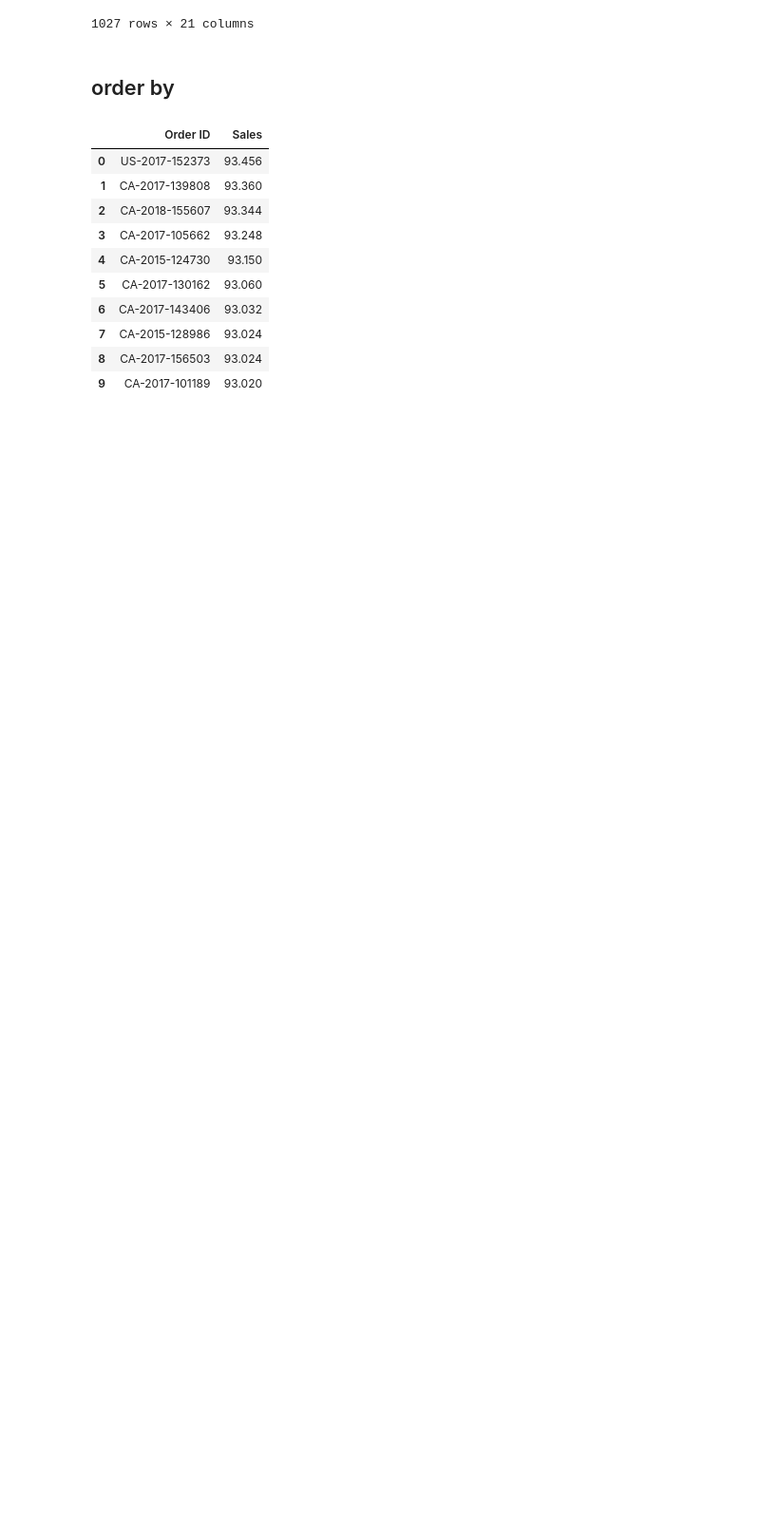
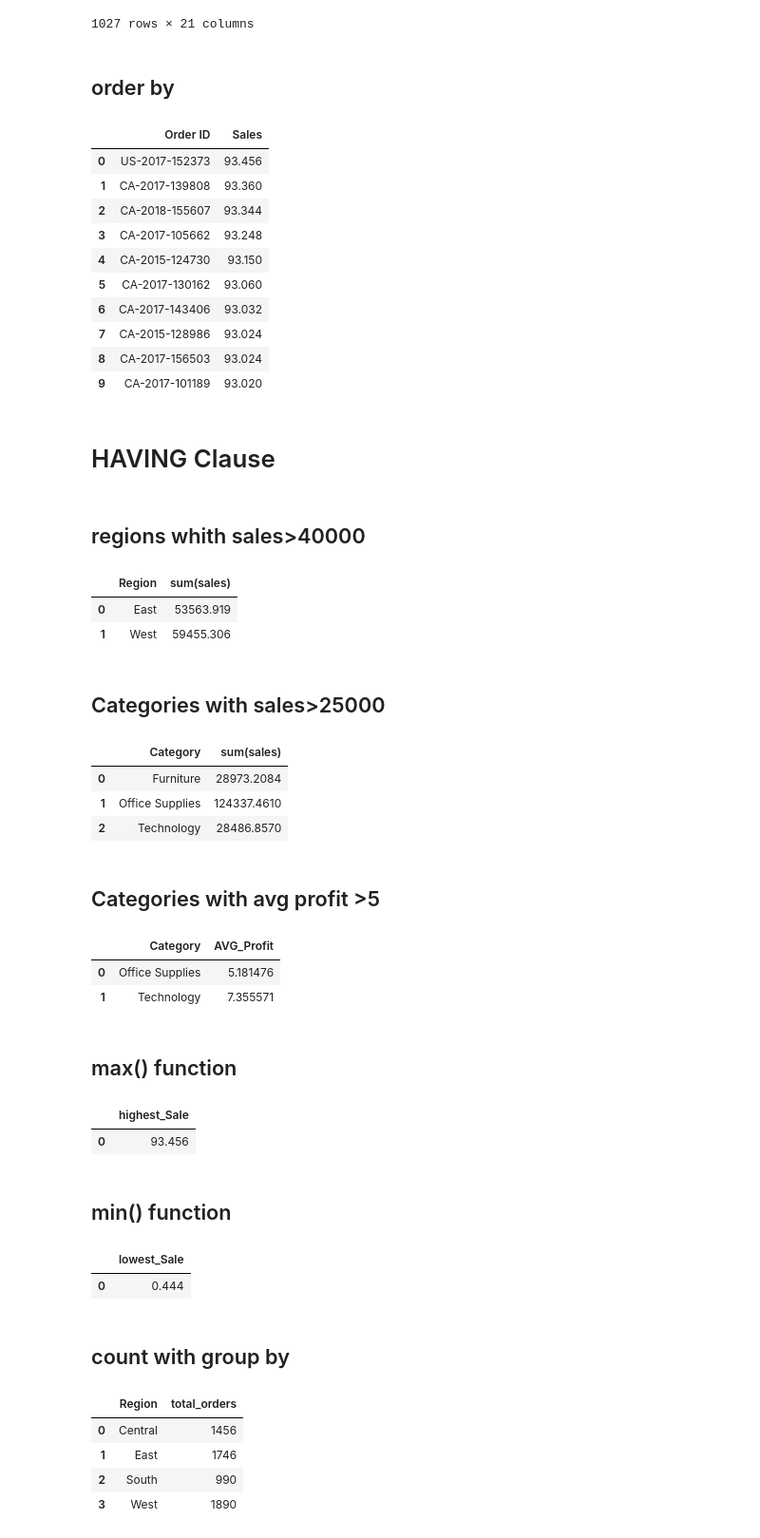
Before and after one commit to shravyanjali200/apexplanet-data-analytics, a Jupyter notebook: notebooks/02_SQL_Analysis.ipynb, the cells around one changed output. Shown at 95% size. Saved outputs shown, nothing was run; the diff lists cells and outputs as text; code cells hidden in the pictures; blank space fills up the shorter version.

```diff
--- a/notebooks/02_SQL_Analysis.ipynb
+++ b/notebooks/02_SQL_Analysis.ipynb
@@ -169,3 +169,60 @@ pd.read_sql(q,conn)
 | 7 | CA-2015-128986 | 93.024 |
 | 8 | CA-2017-156503 | 93.024 |
 | 9 | CA-2017-101189 | 93.020 |
+# %% [markdown]
+# HAVING Clause
+# %% [markdown]
+## regions whith sales>40000
+# %%
+q="select region ,sum(sales) from sales group by region having sum(sales)>40000"
+pd.read_sql(q,conn)
+# %% [output]
+|  | Region | sum(sales) |
+| 0 | East | 53563.919 |
+| 1 | West | 59455.306 |
+# %% [markdown]
+## Categories with sales>25000
+# %%
+q="select category,sum(sales) from sales group by category having sum(sales)>25000"
+pd.read_sql(q,conn)
+# %% [output]
+|  | Category | sum(sales) |
+| 0 | Furniture | 28973.2084 |
+| 1 | Office Supplies | 124337.4610 |
+| 2 | Technology | 28486.8570 |
+# %% [markdown]
+## Categories with avg profit >5
+# %%
+q="select category,avg(profit) as AVG_Profit from sales group by category having avg(profit)>5"
+pd.read_sql(q,conn)
+# %% [output]
+|  | Category | AVG_Profit |
+| 0 | Office Supplies | 5.181476 |
+| 1 | Technology | 7.355571 |
+# %% [markdown]
+## max() function
+# %%
+q="select max(sales) as highest_Sale from sales"
+pd.read_sql(q,conn)
+# %% [output]
+|  | highest_Sale |
+| 0 | 93.456 |
+# %% [markdown]
+## min() function
+# %%
+q="select min(sales) as lowest_Sale from sales"
+pd.read_sql(q,conn)
+# %% [output]
+|  | lowest_Sale |
+| 0 | 0.444 |
+# %% [markdown]
+## count with group by
+# %%
+q="select region,count(*) total_orders from sales group by region"
+pd.read_sql(q,conn)
+# %% [output]
+|  | Region | total_orders |
+| 0 | Central | 1456 |
+| 1 | East | 1746 |
+| 2 | South | 990 |
+| 3 | West | 1890 |
```
Also changed, not shown: parts of 7 cells of this notebook.
